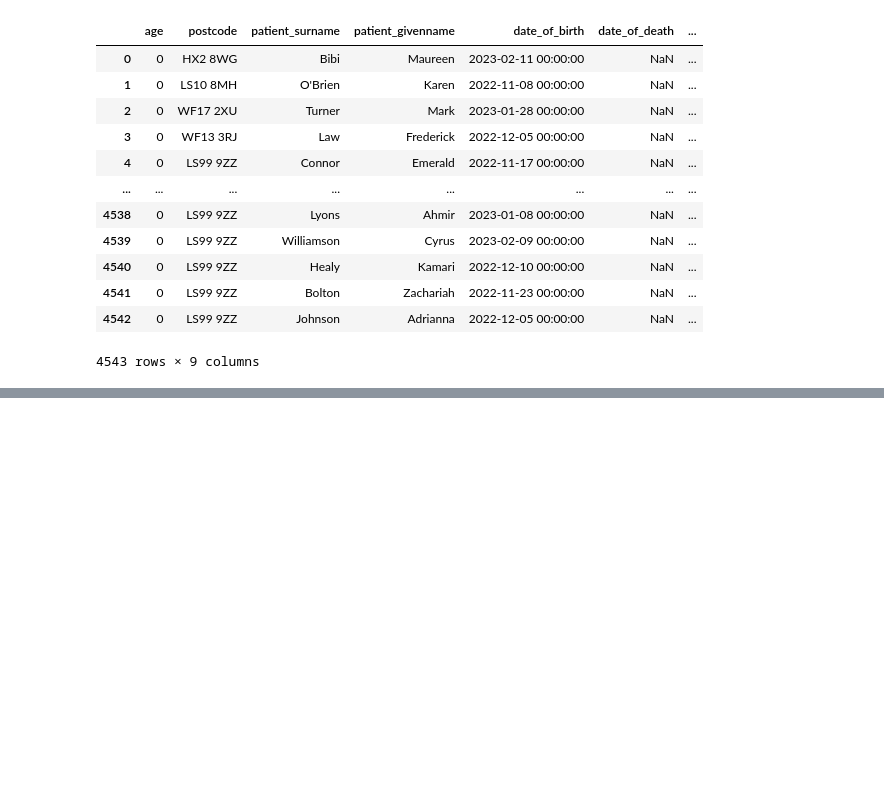
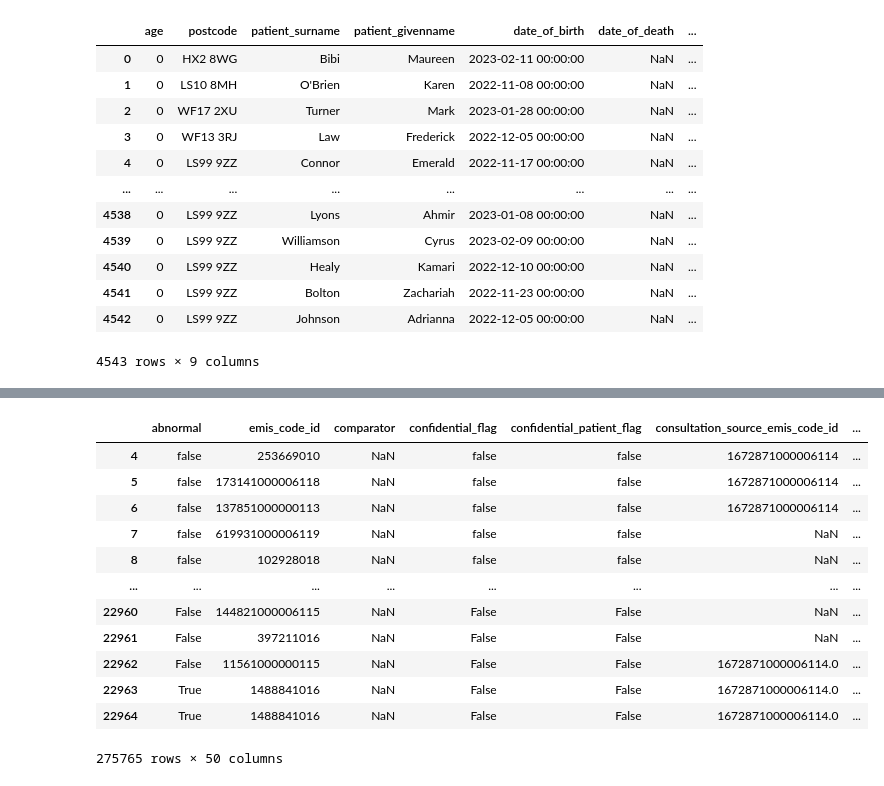
Before and after one commit to rpenn97/EMIS_task, a Jupyter notebook: solution/solution_py.ipynb, the cells around one changed output, grey strips where cells are left out. Drawn from its saved outputs; the diff is of its cells as text; code cells hidden in the pictures; blank space fills up the shorter version.

```diff
--- a/solution/solution_py.ipynb
+++ b/solution/solution_py.ipynb
@@ -52,0 +55,34 @@ for n, val in enumerate(observation_list):
+# %%
+# Concatenating all observation csvs into one table
+
+observation0 = observation0.iloc[1:] # column names are first row
+observation0
+observation0 = observation0.set_axis(["abnormal","emis_code_id","comparator","confidential_flag","confidential_patient_flag","consultation_source_emis_code_id","consultation_source_emis_original_term","document_guid","dummy_patient_flag","effective_date","effective_date_precision","emis_enteredby_userinrole_guid","emis_episodicity","end_date","fhir_episodicity","emis_observation_guid","exa_observation_guid","fhir_interpretation_code","is_parent_flag","non_regular_and_current_active_flag","emis_observation_id","observation_type","emis_observationtypeid","opt_out_93c1_flag","opt_out_9nd19nu09nu4_flag","opt_out_9nd19nu0_flag","opt_out_9nu0_flag","other_code","other_code_system","other_display","range_lower","range_upper","readv2_code","recorded_date","registration_guid","regular_and_current_active_flag","regular_current_active_and_inactive_flag","regular_patient_flag","emis_original_term","sensitive_flag","sensitive_patient_flag","snomed_concept_id","snomed_description_id","emis_parent_observation_guid","exa_parent_observation_guid","uom","uom_ucum","user_selected","numericvalue","value_pq_2"], axis = 1)
+observation1 = observation1.set_axis(["abnormal","emis_code_id","comparator","confidential_flag","confidential_patient_flag","consultation_source_emis_code_id","consultation_source_emis_original_term","document_guid","dummy_patient_flag","effective_date","effective_date_precision","emis_enteredby_userinrole_guid","emis_episodicity","end_date","fhir_episodicity","emis_observation_guid","exa_observation_guid","fhir_interpretation_code","is_parent_flag","non_regular_and_current_active_flag","emis_observation_id","observation_type","emis_observationtypeid","opt_out_93c1_flag","opt_out_9nd19nu09nu4_flag","opt_out_9nd19nu0_flag","opt_out_9nu0_flag","other_code","other_code_system","other_display","range_lower","range_upper","readv2_code","recorded_date","registration_guid","regular_and_current_active_flag","regular_current_active_and_inactive_flag","regular_patient_flag","emis_original_term","sensitive_flag","sensitive_patient_flag","snomed_concept_id","snomed_description_id","emis_parent_observation_guid","exa_parent_observation_guid","uom","uom_ucum","user_selected","numericvalue","value_pq_2"], axis = 1)
+observation2 = observation2.set_axis(["abnormal","emis_code_id","comparator","confidential_flag","confidential_patient_flag","consultation_source_emis_code_id","consultation_source_emis_original_term","document_guid","dummy_patient_flag","effective_date","effective_date_precision","emis_enteredby_userinrole_guid","emis_episodicity","end_date","fhir_episodicity","emis_observation_guid","exa_observation_guid","fhir_interpretation_code","is_parent_flag","non_regular_and_current_active_flag","emis_observation_id","observation_type","emis_observationtypeid","opt_out_93c1_flag","opt_out_9nd19nu09nu4_flag","opt_out_9nd19nu0_flag","opt_out_9nu0_flag","other_code","other_code_system","other_display","range_lower","range_upper","readv2_code","recorded_date","registration_guid","regular_and_current_active_flag","regular_current_active_and_inactive_flag","regular_patient_flag","emis_original_term","sensitive_flag","sensitive_patient_flag","snomed_concept_id","snomed_description_id","emis_parent_observation_guid","exa_parent_observation_guid","uom","uom_ucum","user_selected","numericvalue","value_pq_2"], axis = 1)
+observation3 = observation3.set_axis(["abnormal","emis_code_id","comparator","confidential_flag","confidential_patient_flag","consultation_source_emis_code_id","consultation_source_emis_original_term","document_guid","dummy_patient_flag","effective_date","effective_date_precision","emis_enteredby_userinrole_guid","emis_episodicity","end_date","fhir_episodicity","emis_observation_guid","exa_observation_guid","fhir_interpretation_code","is_parent_flag","non_regular_and_current_active_flag","emis_observation_id","observation_type","emis_observationtypeid","opt_out_93c1_flag","opt_out_9nd19nu09nu4_flag","opt_out_9nd19nu0_flag","opt_out_9nu0_flag","other_code","other_code_system","other_display","range_lower","range_upper","readv2_code","recorded_date","registration_guid","regular_and_current_active_flag","regular_current_active_and_inactive_flag","regular_patient_flag","emis_original_term","sensitive_flag","sensitive_patient_flag","snomed_concept_id","snomed_description_id","emis_parent_observation_guid","exa_parent_observation_guid","uom","uom_ucum","user_selected","numericvalue","value_pq_2"], axis = 1)
+observation4 = observation4.set_axis(["abnormal","emis_code_id","comparator","confidential_flag","confidential_patient_flag","consultation_source_emis_code_id","consultation_source_emis_original_term","document_guid","dummy_patient_flag","effective_date","effective_date_precision","emis_enteredby_userinrole_guid","emis_episodicity","end_date","fhir_episodicity","emis_observation_guid","exa_observation_guid","fhir_interpretation_code","is_parent_flag","non_regular_and_current_active_flag","emis_observation_id","observation_type","emis_observationtypeid","opt_out_93c1_flag","opt_out_9nd19nu09nu4_flag","opt_out_9nd19nu0_flag","opt_out_9nu0_flag","other_code","other_code_system","other_display","range_lower","range_upper","readv2_code","recorded_date","registration_guid","regular_and_current_active_flag","regular_current_active_and_inactive_flag","regular_patient_flag","emis_original_term","sensitive_flag","sensitive_patient_flag","snomed_concept_id","snomed_description_id","emis_parent_observation_guid","exa_parent_observation_guid","uom","uom_ucum","user_selected","numericvalue","value_pq_2"], axis = 1)
+observation5 = observation5.set_axis(["abnormal","emis_code_id","comparator","confidential_flag","confidential_patient_flag","consultation_source_emis_code_id","consultation_source_emis_original_term","document_guid","dummy_patient_flag","effective_date","effective_date_precision","emis_enteredby_userinrole_guid","emis_episodicity","end_date","fhir_episodicity","emis_observation_guid","exa_observation_guid","fhir_interpretation_code","is_parent_flag","non_regular_and_current_active_flag","emis_observation_id","observation_type","emis_observationtypeid","opt_out_93c1_flag","opt_out_9nd19nu09nu4_flag","opt_out_9nd19nu0_flag","opt_out_9nu0_flag","other_code","other_code_system","other_display","range_lower","range_upper","readv2_code","recorded_date","registration_guid","regular_and_current_active_flag","regular_current_active_and_inactive_flag","regular_patient_flag","emis_original_term","sensitive_flag","sensitive_patient_flag","snomed_concept_id","snomed_description_id","emis_parent_observation_guid","exa_parent_observation_guid","uom","uom_ucum","user_selected","numericvalue","value_pq_2"], axis = 1)
+observation6 = observation6.set_axis(["abnormal","emis_code_id","comparator","confidential_flag","confidential_patient_flag","consultation_source_emis_code_id","consultation_source_emis_original_term","document_guid","dummy_patient_flag","effective_date","effective_date_precision","emis_enteredby_userinrole_guid","emis_episodicity","end_date","fhir_episodicity","emis_observation_guid","exa_observation_guid","fhir_interpretation_code","is_parent_flag","non_regular_and_current_active_flag","emis_observation_id","observation_type","emis_observationtypeid","opt_out_93c1_flag","opt_out_9nd19nu09nu4_flag","opt_out_9nd19nu0_flag","opt_out_9nu0_flag","other_code","other_code_system","other_display","range_lower","range_upper","readv2_code","recorded_date","registration_guid","regular_and_current_active_flag","regular_current_active_and_inactive_flag","regular_patient_flag","emis_original_term","sensitive_flag","sensitive_patient_flag","snomed_concept_id","snomed_description_id","emis_parent_observation_guid","exa_parent_observation_guid","uom","uom_ucum","user_selected","numericvalue","value_pq_2"], axis = 1)
+observation7 = observation7.set_axis(["abnormal","emis_code_id","comparator","confidential_flag","confidential_patient_flag","consultation_source_emis_code_id","consultation_source_emis_original_term","document_guid","dummy_patient_flag","effective_date","effective_date_precision","emis_enteredby_userinrole_guid","emis_episodicity","end_date","fhir_episodicity","emis_observation_guid","exa_observation_guid","fhir_interpretation_code","is_parent_flag","non_regular_and_current_active_flag","emis_observation_id","observation_type","emis_observationtypeid","opt_out_93c1_flag","opt_out_9nd19nu09nu4_flag","opt_out_9nd19nu0_flag","opt_out_9nu0_flag","other_code","other_code_system","other_display","range_lower","range_upper","readv2_code","recorded_date","registration_guid","regular_and_current_active_flag","regular_current_active_and_inactive_flag","regular_patient_flag","emis_original_term","sensitive_flag","sensitive_patient_flag","snomed_concept_id","snomed_description_id","emis_parent_observation_guid","exa_parent_observation_guid","uom","uom_ucum","user_selected","numericvalue","value_pq_2"], axis = 1)
+observation8 = observation8.set_axis(["abnormal","emis_code_id","comparator","confidential_flag","confidential_patient_flag","consultation_source_emis_code_id","consultation_source_emis_original_term","document_guid","dummy_patient_flag","effective_date","effective_date_precision","emis_enteredby_userinrole_guid","emis_episodicity","end_date","fhir_episodicity","emis_observation_guid","exa_observation_guid","fhir_interpretation_code","is_parent_flag","non_regular_and_current_active_flag","emis_observation_id","observation_type","emis_observationtypeid","opt_out_93c1_flag","opt_out_9nd19nu09nu4_flag","opt_out_9nd19nu0_flag","opt_out_9nu0_flag","other_code","other_code_system","other_display","range_lower","range_upper","readv2_code","recorded_date","registration_guid","regular_and_current_active_flag","regular_current_active_and_inactive_flag","regular_patient_flag","emis_original_term","sensitive_flag","sensitive_patient_flag","snomed_concept_id","snomed_description_id","emis_parent_observation_guid","exa_parent_observation_guid","uom","uom_ucum","user_selected","numericvalue","value_pq_2"], axis = 1)
+observation9 = observation9.set_axis(["abnormal","emis_code_id","comparator","confidential_flag","confidential_patient_flag","consultation_source_emis_code_id","consultation_source_emis_original_term","document_guid","dummy_patient_flag","effective_date","effective_date_precision","emis_enteredby_userinrole_guid","emis_episodicity","end_date","fhir_episodicity","emis_observation_guid","exa_observation_guid","fhir_interpretation_code","is_parent_flag","non_regular_and_current_active_flag","emis_observation_id","observation_type","emis_observationtypeid","opt_out_93c1_flag","opt_out_9nd19nu09nu4_flag","opt_out_9nd19nu0_flag","opt_out_9nu0_flag","other_code","other_code_system","other_display","range_lower","range_upper","readv2_code","recorded_date","registration_guid","regular_and_current_active_flag","regular_current_active_and_inactive_flag","regular_patient_flag","emis_original_term","sensitive_flag","sensitive_patient_flag","snomed_concept_id","snomed_description_id","emis_parent_observation_guid","exa_parent_observation_guid","uom","uom_ucum","user_selected","numericvalue","value_pq_2"], axis = 1)
+observation10 = observation10.set_axis(["abnormal","emis_code_id","comparator","confidential_flag","confidential_patient_flag","consultation_source_emis_code_id","consultation_source_emis_original_term","document_guid","dummy_patient_flag","effective_date","effective_date_precision","emis_enteredby_userinrole_guid","emis_episodicity","end_date","fhir_episodicity","emis_observation_guid","exa_observation_guid","fhir_interpretation_code","is_parent_flag","non_regular_and_current_active_flag","emis_observation_id","observation_type","emis_observationtypeid","opt_out_93c1_flag","opt_out_9nd19nu09nu4_flag","opt_out_9nd19nu0_flag","opt_out_9nu0_flag","other_code","other_code_system","other_display","range_lower","range_upper","readv2_code","recorded_date","registration_guid","regular_and_current_active_flag","regular_current_active_and_inactive_flag","regular_patient_flag","emis_original_term","sensitive_flag","sensitive_patient_flag","snomed_concept_id","snomed_description_id","emis_parent_observation_guid","exa_parent_observation_guid","uom","uom_ucum","user_selected","numericvalue","value_pq_2"], axis = 1)
+observation11 = observation11.set_axis(["abnormal","emis_code_id","comparator","confidential_flag","confidential_patient_flag","consultation_source_emis_code_id","consultation_source_emis_original_term","document_guid","dummy_patient_flag","effective_date","effective_date_precision","emis_enteredby_userinrole_guid","emis_episodicity","end_date","fhir_episodicity","emis_observation_guid","exa_observation_guid","fhir_interpretation_code","is_parent_flag","non_regular_and_current_active_flag","emis_observation_id","observation_type","emis_observationtypeid","opt_out_93c1_flag","opt_out_9nd19nu09nu4_flag","opt_out_9nd19nu0_flag","opt_out_9nu0_flag","other_code","other_code_system","other_display","range_lower","range_upper","readv2_code","recorded_date","registration_guid","regular_and_current_active_flag","regular_current_active_and_inactive_flag","regular_patient_flag","emis_original_term","sensitive_flag","sensitive_patient_flag","snomed_concept_id","snomed_description_id","emis_parent_observation_guid","exa_parent_observation_guid","uom","uom_ucum","user_selected","numericvalue","value_pq_2"], axis = 1)
+observation_list = [observation0, observation1, observation2, observation3, observation4, observation5, observation6, observation7, observation8, observation9, observation10, observation11]
+observation_table = pd.concat(observation_list)
+# observation_table
+# %% [output]
+|  | abnormal | emis_code_id | comparator | confidential_flag | confidential_patient_flag | consultation_source_emis_code_id | ... |
+| 4 | false | 253669010 | NaN | false | false | 1672871000006114 | ... |
+| 5 | false | 173141000006118 | NaN | false | false | 1672871000006114 | ... |
+| 6 | false | 137851000000113 | NaN | false | false | 1672871000006114 | ... |
+| 7 | false | 619931000006119 | NaN | false | false | NaN | ... |
+| 8 | false | 102928018 | NaN | false | false | NaN | ... |
+| ... | ... | ... | ... | ... | ... | ... | ... |
+| 22960 | False | 144821000006115 | NaN | False | False | NaN | ... |
+| 22961 | False | 397211016 | NaN | False | False | NaN | ... |
+| 22962 | False | 11561000000115 | NaN | False | False | 1672871000006114.0 | ... |
+| 22963 | True | 1488841016 | NaN | False | False | 1672871000006114.0 | ... |
+| 22964 | True | 1488841016 | NaN | False | False | 1672871000006114.0 | ... |
+275765 rows × 50 columns
```
Also changed, not shown: parts of 3 cells of this notebook.
